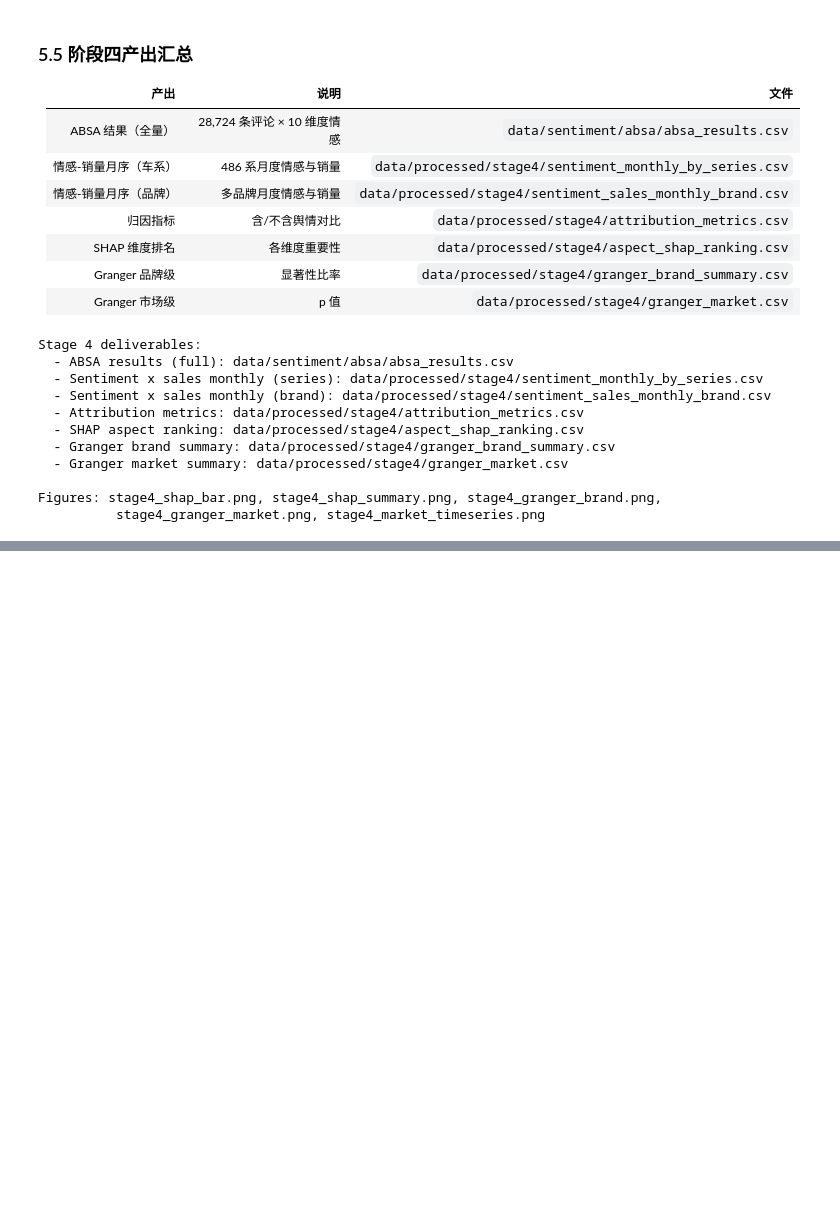
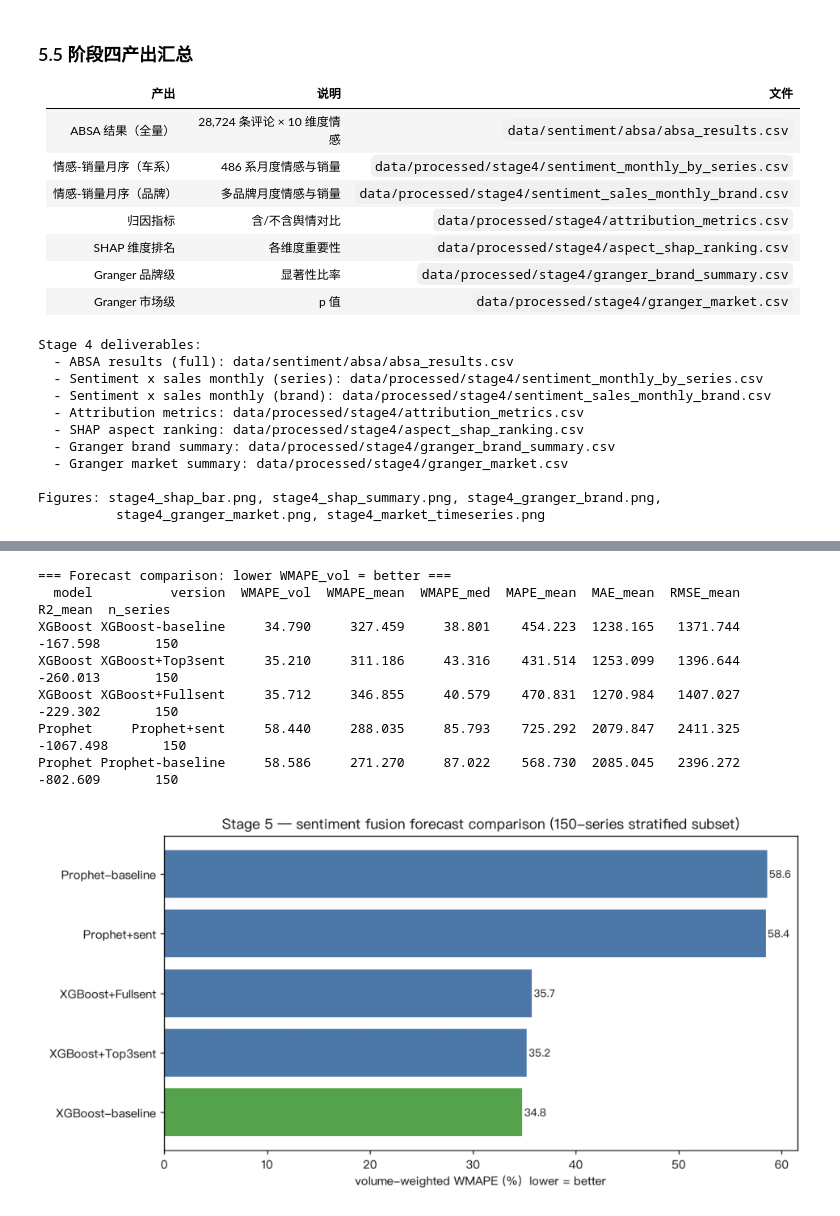
Before and after one commit to Yemyu/AutoPulse, a Jupyter notebook: notebook/AutoPulse_Analysis.ipynb, the cells around one changed output, grey strips where cells are left out. Cells and saved outputs as stored; diff of their text form; code cells hidden in the pictures; blank space fills up the shorter version.

Commit message:
Stage 5: Sentiment fusion forecasting, keywords, LDA & alert rules

```diff
--- a/notebook/AutoPulse_Analysis.ipynb
+++ b/notebook/AutoPulse_Analysis.ipynb
@@ -991,0 +1007,8 @@ Figures: stage4_shap_bar.png, stage4_shap_summary.png, stage4_granger_brand.png,
+# %%
+# Stage 5 data: sentiment fusion forecasting, keywords, LDA, alerts
+comp = pd.read_csv(os.path.join(PROC, 'stage5', 'forecast_comparison.csv'))
+fi = pd.read_csv(os.path.join(PROC, 'stage5', 'feature_importance.csv'))
+kw = pd.read_csv(os.path.join(PROC, 'stage5', 'topic_keywords.csv'))
+lda = pd.read_csv(os.path.join(PROC, 'stage5', 'lda_topics.csv'))
+alerts = pd.read_csv(os.path.join(PROC, 'stage5', 'sentiment_alerts.csv'))
+print('Stage 5 files loaded:', comp.shape, fi.shape, kw.shape, lda.shape, alerts.shape)
@@ -991,0 +1026,18 @@ Figures: stage4_shap_bar.png, stage4_shap_summary.png, stage4_granger_brand.png,
+# %%
+# Stage 5A: sentiment -> sales forecast fusion
+print('=== Forecast comparison: lower WMAPE_vol = better ===')
+print(comp.round(3).to_string(index=False))
+
+p = os.path.join(FIG, 'stage5_forecast_comparison.png')
+if os.path.exists(p):
+    img = plt.imread(p); fig, ax = plt.subplots(figsize=(11, 5))
+    ax.imshow(img); ax.axis('off'); plt.tight_layout(); plt.show()
+# %% [output]
+=== Forecast comparison: lower WMAPE_vol = better ===
+  model          version  WMAPE_vol  WMAPE_mean  WMAPE_med  MAPE_mean  MAE_mean  RMSE_mean   R2_mean  n_series
+XGBoost XGBoost-baseline     34.790     327.459     38.801    454.223  1238.165   1371.744  -167.598       150
+XGBoost XGBoost+Top3sent     35.210     311.186     43.316    431.514  1253.099   1396.644  -260.013       150
+XGBoost XGBoost+Fullsent     35.712     346.855     40.579    470.831  1270.984   1407.027  -229.302       150
+Prophet     Prophet+sent     58.440     288.035     85.793    725.292  2079.847   2411.325 -1067.498       150
+Prophet Prophet-baseline     58.586     271.270     87.022    568.730  2085.045   2396.272  -802.609       150
+[figure, added]
```
Also changed, not shown: parts of 15 cells of this notebook, 10 other files.
